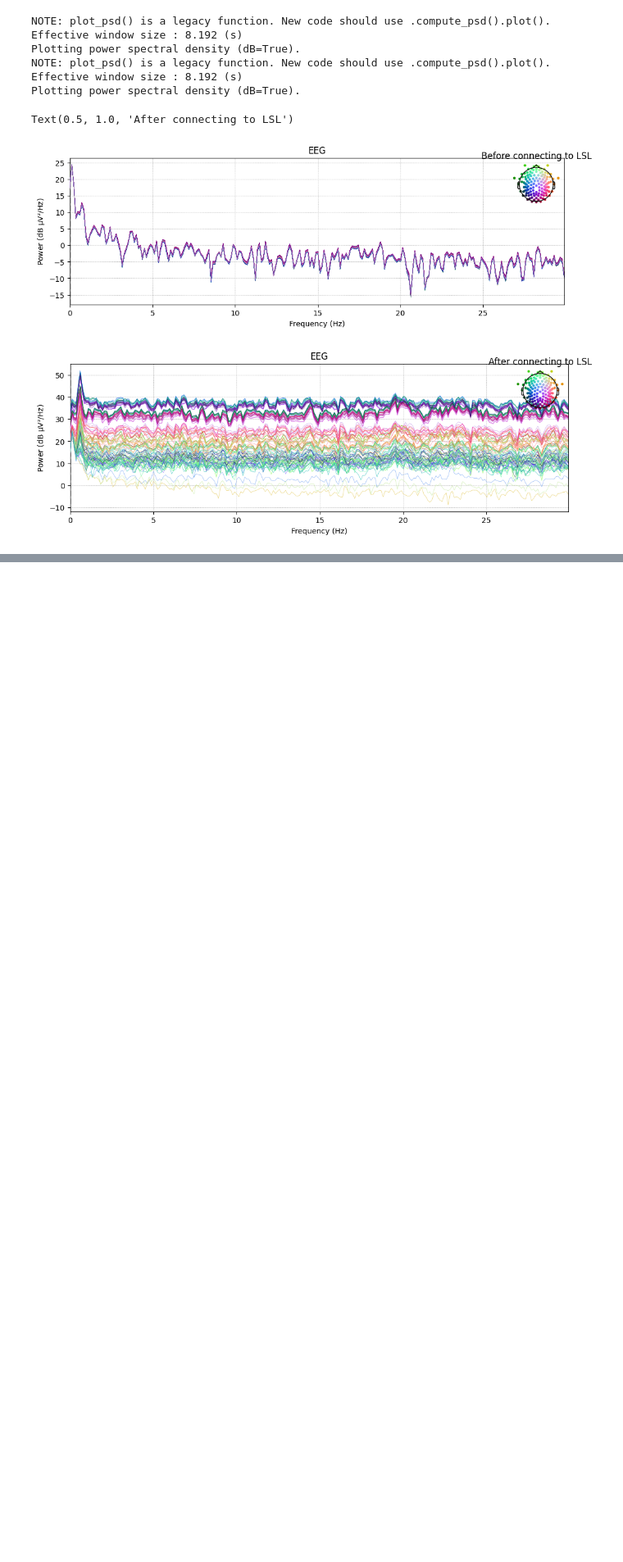
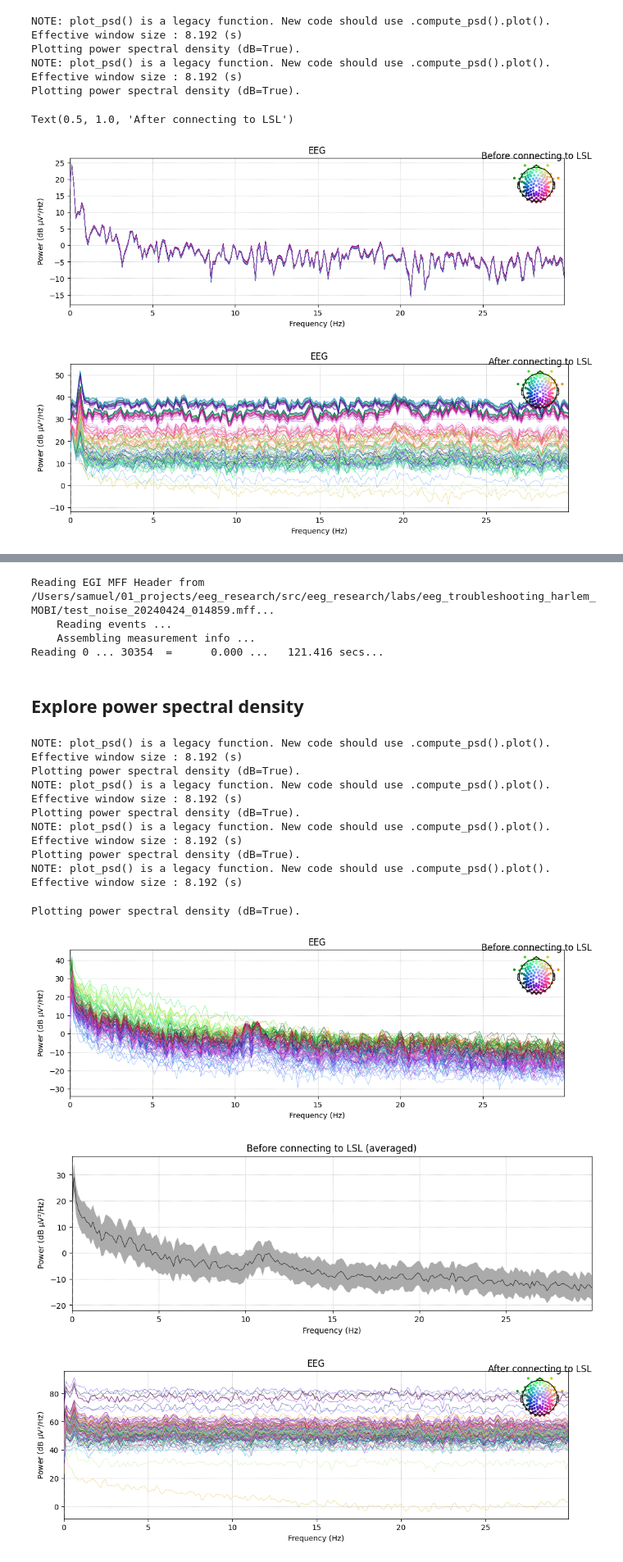
Before and after one commit to childmindresearch/eeg_research, a Jupyter notebook: src/eeg_research/labs/eeg_troubleshooting_harlem_MOBI/eeg_noise_vizualisation.ipynb, the cells around one changed output, grey strips where cells are left out. Shown at 82% size. Saved outputs shown, nothing was run; the diff lists cells and outputs as text; code cells hidden in the pictures; blank space fills up the shorter version.

Commit message:
added human recording

```diff
--- a/src/eeg_research/labs/eeg_troubleshooting_harlem_MOBI/eeg_noise_vizualisation.ipynb
+++ b/src/eeg_research/labs/eeg_troubleshooting_harlem_MOBI/eeg_noise_vizualisation.ipynb
@@ -73,0 +77,39 @@ Text(0.5, 1.0, 'After connecting to LSL')
+# %%
+raw_human = mne.io.read_raw_egi('test_noise_20240424_014859.mff', preload=True)
+raw_human.drop_channels(['VREF','E49'])
+raw_human_before = raw_human.copy().crop(0,50)
+raw_human_after = raw_human.copy().crop(50,None)
+# %% [output]
+Reading EGI MFF Header from /Users/samuel/01_projects/eeg_research/src/eeg_research/labs/eeg_troubleshooting_harlem_MOBI/test_noise_20240424_014859.mff...
+    Reading events ...
+    Assembling measurement info ...
+Reading 0 ... 30354  =      0.000 ...   121.416 secs...
+# %% [markdown]
+## Explore power spectral density
+# %%
+%matplotlib inline
+raw_human_before.plot_psd(0,30)
+plt.title('Before connecting to LSL')
+raw_human_before.plot_psd(0,30, average=True)
+plt.title('Before connecting to LSL (averaged)')
+raw_human_after.plot_psd(0,30)
+plt.title('After connecting to LSL')
+raw_human_after.plot_psd(0,30, average=True)
+plt.title('After connecting to LSL (averaged)')
+plt.show()
+# %% [output]
+NOTE: plot_psd() is a legacy function. New code should use .compute_psd().plot().
+Effective window size : 8.192 (s)
+Plotting power spectral density (dB=True).
+NOTE: plot_psd() is a legacy function. New code should use .compute_psd().plot().
+Effective window size : 8.192 (s)
+Plotting power spectral density (dB=True).
+NOTE: plot_psd() is a legacy function. New code should use .compute_psd().plot().
+Effective window size : 8.192 (s)
+Plotting power spectral density (dB=True).
+NOTE: plot_psd() is a legacy function. New code should use .compute_psd().plot().
+Effective window size : 8.192 (s)
+Plotting power spectral density (dB=True).
+[figure, added]
+[figure, added]
+[figure, added]
```
Also changed, not shown: parts of 4 cells of this notebook, 1 other file.
